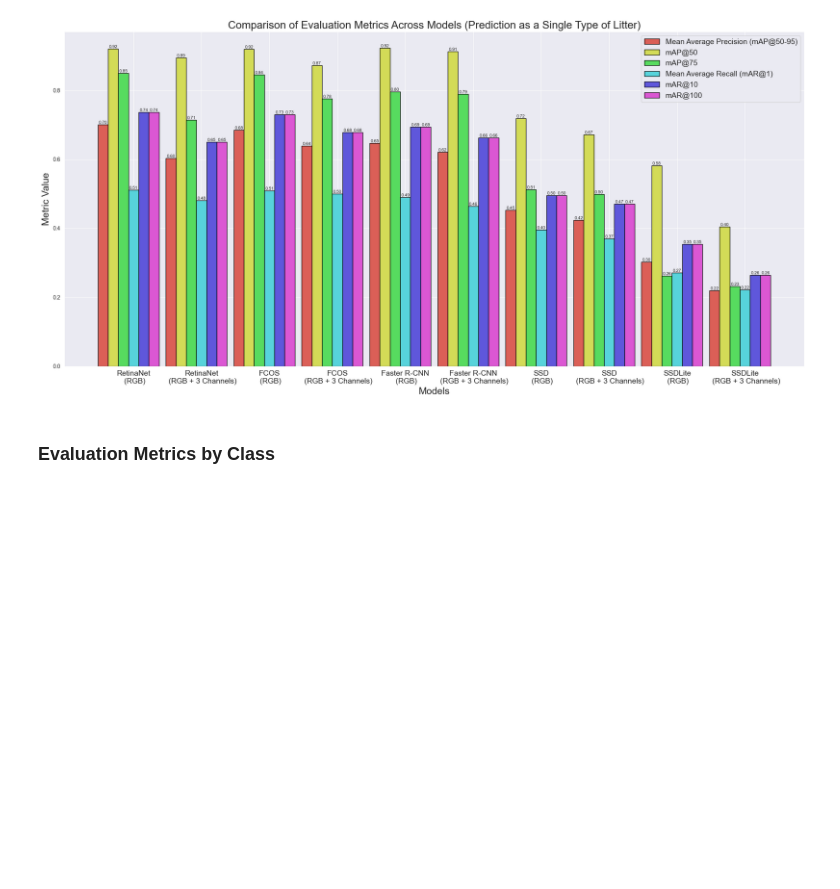
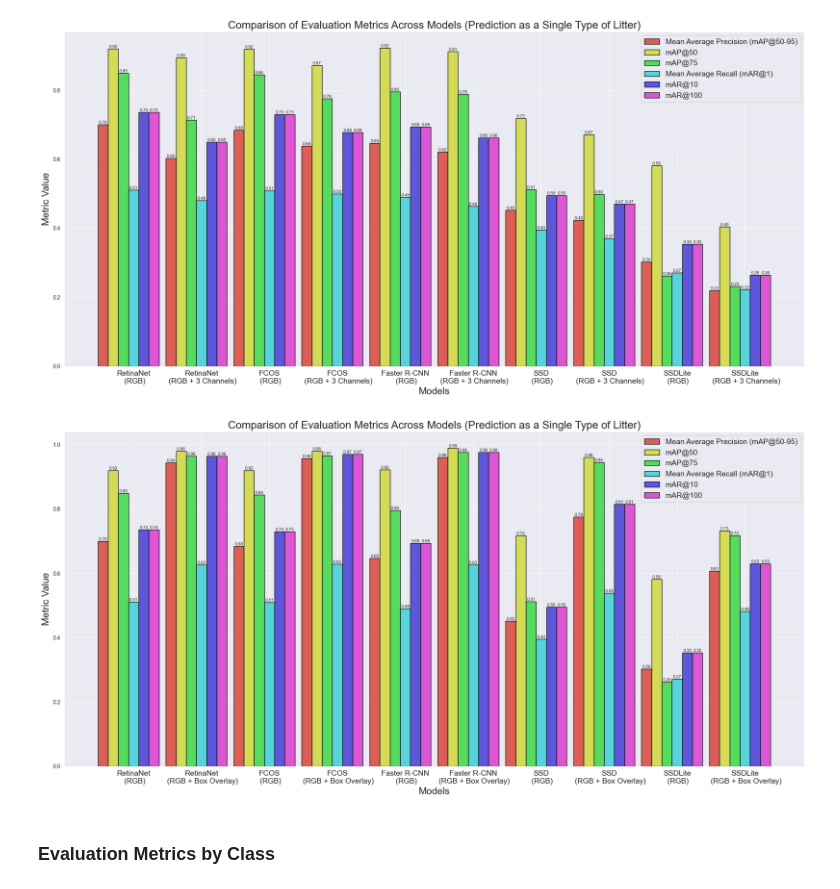
Before and after one commit to mbar0075/lupi-for-object-detection, a Jupyter notebook: Plotting Results/plotting_results.ipynb, the cells around one changed output. Drawn from its saved outputs; the diff is of its cells as text; code cells hidden in the pictures; blank space fills up the shorter version.

Commit message:
Added Box Overlay Experiments and Results

```diff
--- a/Plotting Results/plotting_results.ipynb
+++ b/Plotting Results/plotting_results.ipynb
@@ -231,6 +231,83 @@ plt.tight_layout()
 plt.show()
 # %% [output]
 [figure]
+# %%
+import os
+import pandas as pd
+import matplotlib.pyplot as plt
+import numpy as np
+import seaborn as sns
+
+# Dictionary of models and paths
+plotting_dictionary = [
+    {'title': "RetinaNet\n (RGB)", 'path': "../runs/RetinaNet/RetinaNet_rgb_binary1"},
+    {'title': "RetinaNet\n (RGB + Box Overlay)", 'path': "../runs/RetinaNet/RetinaNet_rgb_overlay_box_binary1"},
+    {'title': "FCOS\n (RGB)", 'path': "../runs/FCOS/FCOS_rgb_binary1"},
+    {'title': "FCOS\n (RGB + Box Overlay)", 'path': "../runs/FCOS/FCOS_rgb_overlay_box_binary1"},
+    {'title': "Faster R-CNN\n (RGB)", 'path': "../runs/FasterRCNN/FasterRCNN_rgb_binary1"},
+    {'title': "Faster R-CNN\n (RGB + Box Overlay)", 'path': "../runs/FasterRCNN/FasterRCNN_rgb_overlay_box_binary1"},
+    {'title': "SSD\n (RGB)", 'path': "../runs/SSD/SSD_rgb_binary1"},
+    {'title': "SSD\n (RGB + Box Overlay)", 'path': "../runs/SSD/SSD_rgb_overlay_box_binary1"},
+    {'title': "SSDLite\n (RGB)", 'path': "../runs/SSDLite/SSDLite_rgb_binary1"},
+    {'title': "SSDLite\n (RGB + Box Overlay)", 'path': "../runs/SSDLite/SSDLite_rgb_overlay_box_binary1"},
+]
+
+# Metrics to extract
+metrics = ["map", "map_50", "map_75", "mar_1", "mar_10", "mar_100"]
+metric_labels = {
+    "map": "Mean Average Precision (mAP@50-95)",
+    "map_50": "mAP@50",
+    "map_75": "mAP@75",
+    "mar_1": "Mean Average Recall (mAR@1)",
+    "mar_10": "mAR@10",
+    "mar_100": "mAR@100"
+}
+
+data = []
+labels = []
+
+# Read data
+for entry in plotting_dictionary:
+    file_path = os.path.join(entry['path'], "coco_mAP.csv")
+    if os.path.exists(file_path):
+        df = pd.read_csv(file_path)
+        values = [df.iloc[0][metric] for metric in metrics]
+        data.append(values)
+        labels.append(entry['title'])
+    else:
+        print(f"Warning: {file_path} not found")
+        data.append([None] * len(metrics))
+
+# Convert to NumPy array
+data = np.array(data, dtype=float)
+
+# Set Seaborn style
+sns.set_style("darkgrid")
+colors = sns.color_palette("hls", len(metrics))  # Better bar colors
+
+# Plotting
+x = np.arange(len(labels))
+width = 0.15  # Increased width
+
+fig, ax = plt.subplots(figsize=(20, 10))
+for i, (metric, color) in enumerate(zip(metrics, colors)):
+    bars = ax.bar(x + i * width, data[:, i], width, label=metric_labels[metric], color=color, edgecolor='black')
+
+    # Add numbers on top of bars
+    for bar in bars:
+        yval = bar.get_height()
+        ax.text(bar.get_x() + bar.get_width()/2, yval, f"{yval:.2f}", ha='center', va='bottom', fontsize=8)
+
+ax.set_xlabel("Models", fontsize=18)
+ax.set_ylabel("Metric Value", fontsize=18)
+ax.set_title("Comparison of Evaluation Metrics Across Models (Prediction as a Single Type of Litter)", fontsize=20)
+ax.set_xticks(x + width * (len(metrics) / 2))
+ax.set_xticklabels(labels, fontsize=14)
+ax.legend(fontsize=14)
+plt.tight_layout()
+plt.show()
+# %% [output]
+[figure, added]
 # %% [markdown]
 ### Evaluation Metrics by Class
 # %%
```
